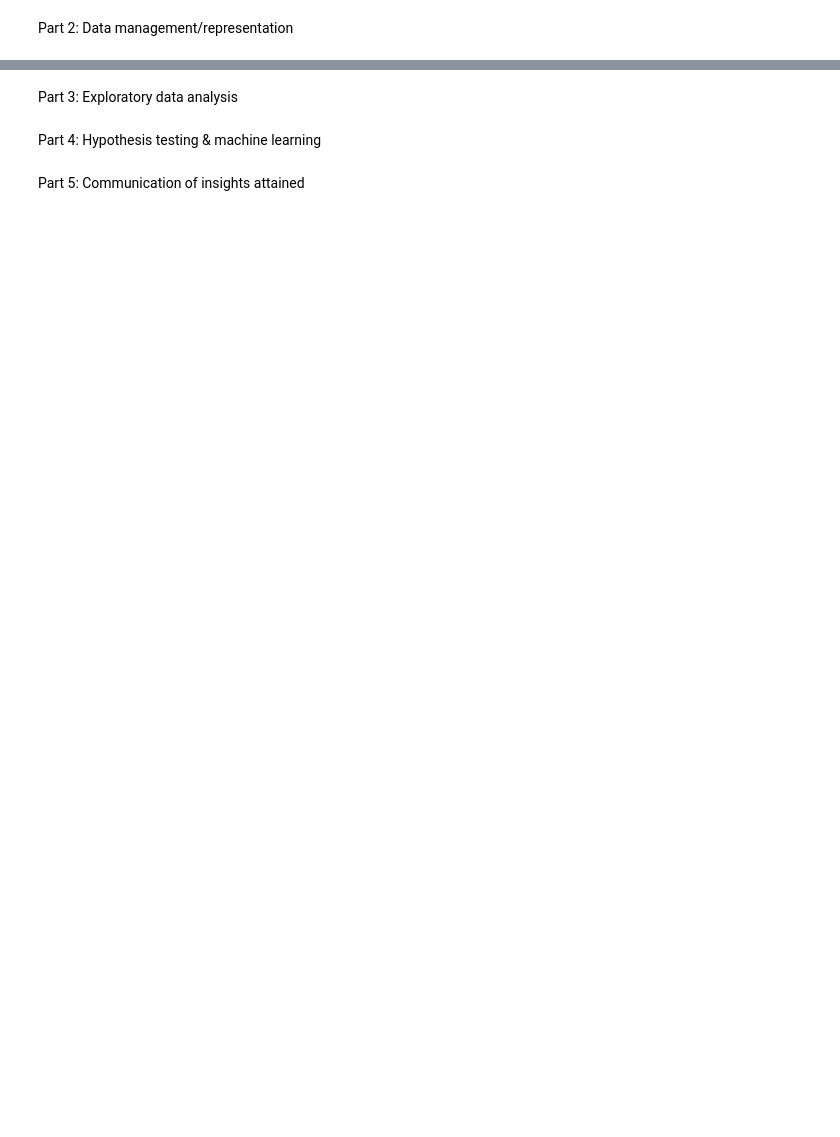
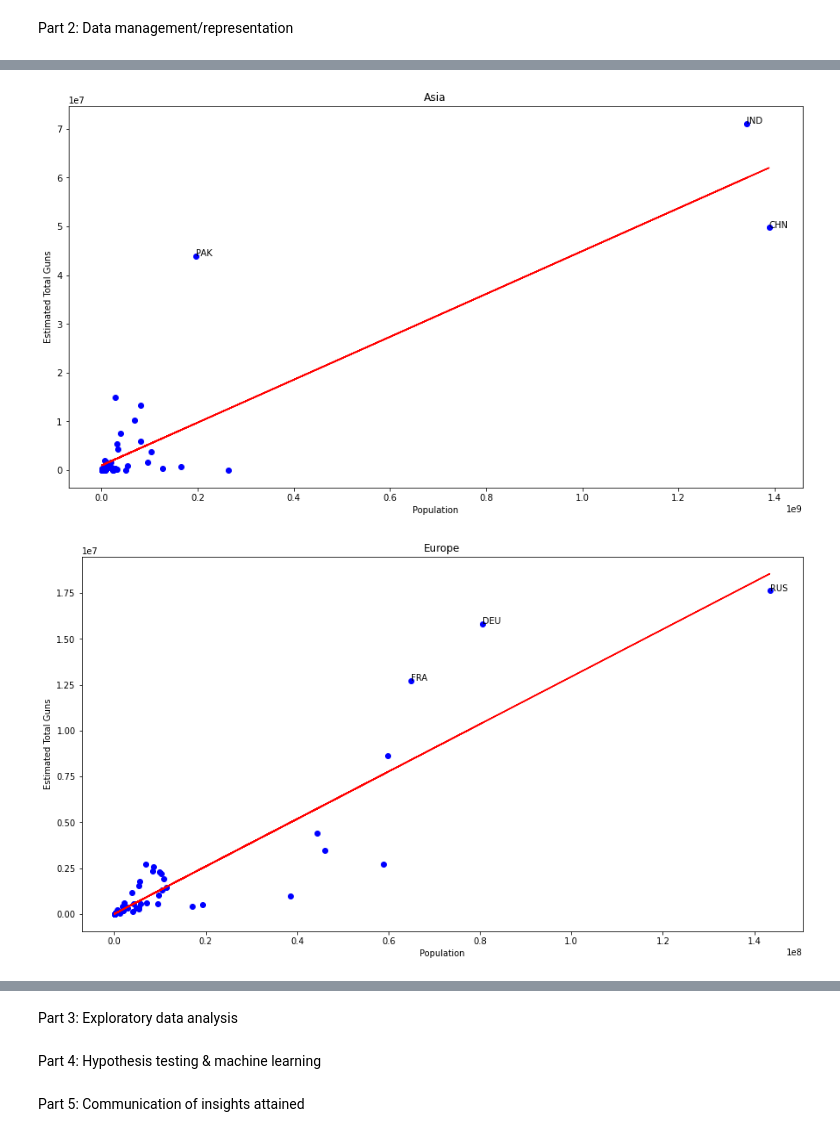
Before and after one commit to the-amazing-works-of-stephanie/gun-violence-analysis, a Jupyter notebook: fp.ipynb, the cells around one changed output, grey strips where cells are left out. Cells and saved outputs as stored; diff of their text form; code cells hidden in the pictures; blank space fills up the shorter version.

```diff
--- a/fp.ipynb
+++ b/fp.ipynb
@@ -112,42 +148,32 @@ for key in guns_per_region.keys():
 # %%
 titles = list(guns_per_region.keys())
 thresholds = {'Asia': 40000000, 'Europe': 10000000, 'Africa': 3000000, 'Oceania': 1000000, 'Americas': 4500000}
 check_guns = {}
 for i in titles:
     x = (np.array(list(pop[i].values())))
     y = (np.array(list(guns[i].values())))
-    #m, b = np.polyfit(x,y,1)
 
     plt.figure(figsize=(15, 8))
     plt.scatter(x, y, color="Blue")
-    #plt.plot(x, (m*x) + b, color="Red")
 
     # I moved this up here
     regr = LinearRegression()
 
     regr.fit(x.reshape(-1, 1), y.reshape(-1, 1))
     plt.plot(x.reshape(-1, 1), regr.predict(x.reshape(-1, 1)), color="Red")
 
     plt.xlabel("Population")
     plt.ylabel("Estimated Total Guns")
     plt.title(i)
 
-    #highlight the top few countries of interest
-    #NOTE: is not working yet
-    """if i == 'Asia':
-        print(guns[i])
-        print(pop[i])
-        #if guns > 200000 && population > 200000 b/c that's 1 gun to every person???
-        #if guns[i] > pop[i]:
-        plt.scatter(x,y, color = 'Purple')
-        #print("country:", i, "population:", pop[i], "guns:", guns[i])
-        # maybe stick those top few countries into a dataframe for later use??"""
-
     # NOTE: This puts the text only in certain ones -- the thresholds are defined above. Not sure if it's a problem that they're hardcoded but ¯\_(ツ)_/¯
     for j in pop[i].keys():
         if guns[i][j] >= thresholds[i]:
             if not check_guns.get(i, False):
                 check_guns[i] = []
             check_guns[i].append(j)
             plt.text(x=pop[i][j], y=guns[i][j], s=j)
     plt.show()
+# %% [output]
+[figure, added]
+[figure, added]
```
Also changed, not shown: parts of 15 cells of this notebook.
